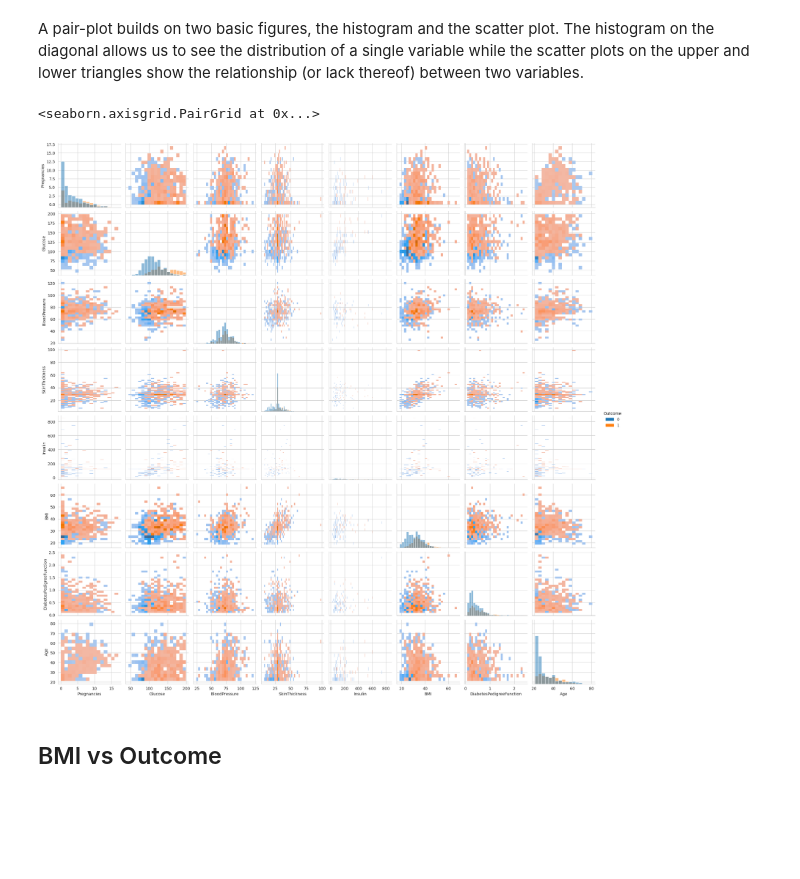
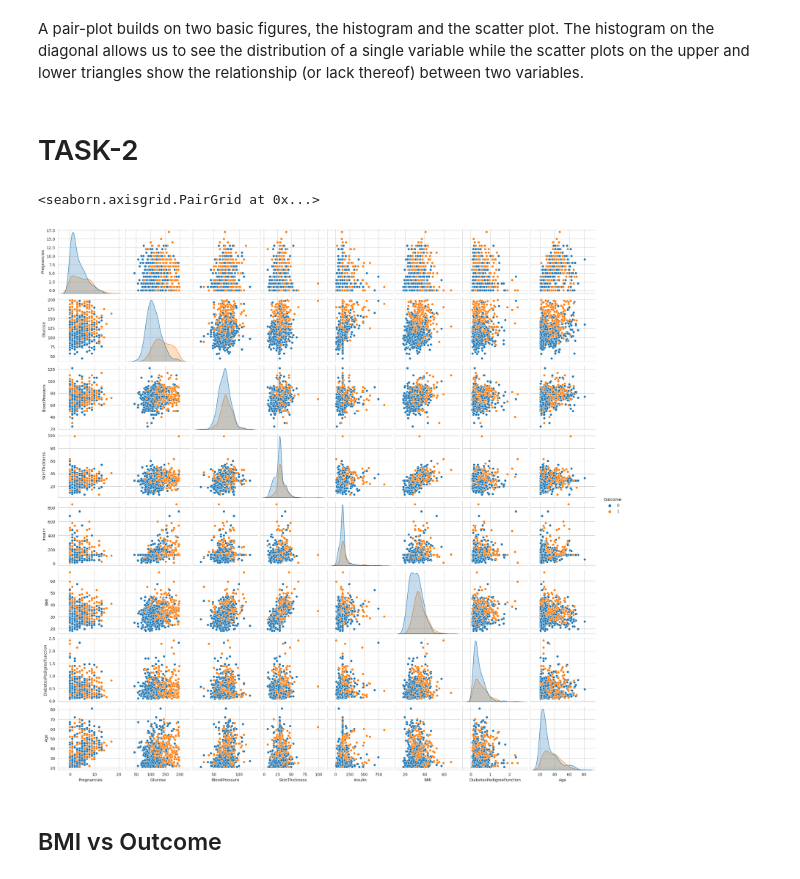
Before and after one commit to Gopi811/FMML-Course-Assignments, a Jupyter notebook: Mod3_project.ipynb, the cells around one changed output. Drawn from its saved outputs; the diff is of its cells as text; code cells hidden in the pictures; blank space fills up the shorter version.

```diff
--- a/Mod3_project.ipynb
+++ b/Mod3_project.ipynb
@@ -187,10 +170,13 @@ The above graph shows that the dataset is biased towards non-diabetic people. Th
 A pair-plot builds on two basic figures, the histogram and the scatter plot. The histogram on the diagonal allows us to see the distribution of a single variable while the scatter plots on the upper and lower triangles show the relationship (or lack thereof) between two variables.
 # %%
 ## TASK-2: Display a pairplot using Seaborn for the diabetes dataset, with the 'outcome' as the hue.
-sns.pairplot(diabetes_data, hue="Outcome", kind="hist")
-# %% [output]
-<seaborn.axisgrid.PairGrid at 0x...>
-[figure, removed]
+# %% [markdown]
+# TASK-2
+# %%
+sns.pairplot(diabetes_data,hue='Outcome')
+# %% [output]
+<seaborn.axisgrid.PairGrid at 0x...>
+[figure, added]
 # %% [markdown]
 ## BMI vs Outcome
 # %%
```
Also changed, not shown: parts of 43 cells of this notebook.
